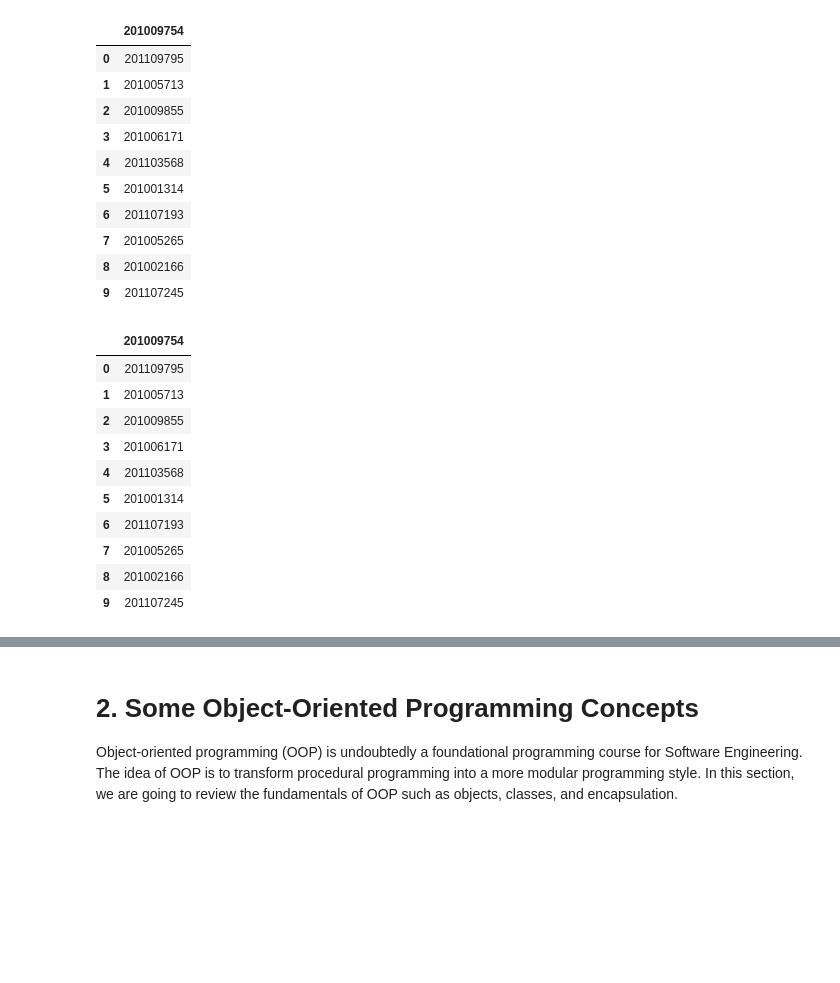
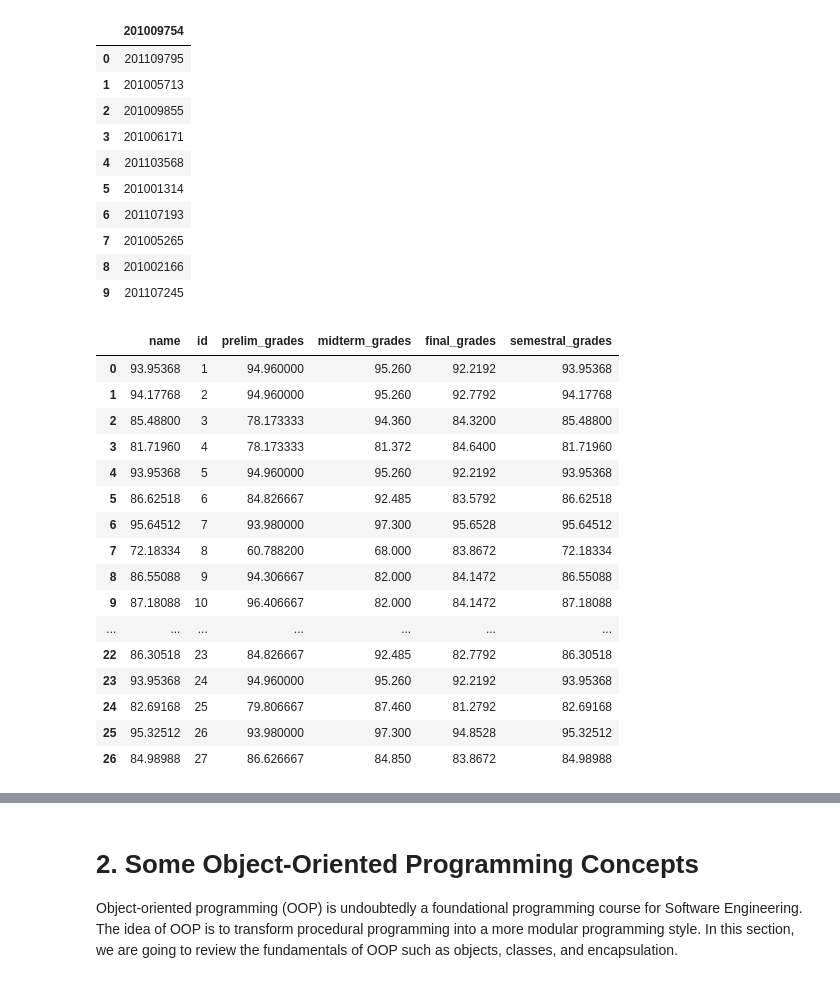
Before and after one commit to maryadriennerdrgz/CpE-AIML, a Jupyter notebook: 58090_Lab01_LakadMatatag.ipynb, the cells around one changed output, grey strips where cells are left out. Drawn from its saved outputs; the diff is of its cells as text; code cells hidden in the pictures; blank space fills up the shorter version.

```diff
--- a/58090_Lab01_LakadMatatag.ipynb
+++ b/58090_Lab01_LakadMatatag.ipynb
@@ -236,16 +231,3 @@ df_classgrades.head(10)
 | 7 | epsilon | 8 | 60.788200 | 68.000 | 83.8672 | 72.18334 |
 | 8 | foxtrot | 9 | 94.306667 | 82.000 | 84.1472 | 86.55088 |
 | 9 | gamma | 10 | 96.406667 | 82.000 | 84.1472 | 87.18088 |
-# %%
-import pandas as pd
-classdata = {
-    "Last Name": ["Reiter", "Miller", "Ballin","Trotter","Rios","Wheeler","White","Flanagan","Grubb","Harrell"],
-    "First Name": ["April", "Emory", "David","Alice","Virginia","Thomas","James","Nicolas","Mary","Velda"],
-    "prelim_grades": ["94.96", "94.96", "78.33", "78.17", "94.96", "84.67", "84.87", "60.72", "94.66", "96.47"],
-    "midterm_grades": ["95.26", "95.26", "94.36", "81.37", "95.26", "92.45", "97.31", "68.87", "82.43", "82.51"],
-    "final_grades": ["92.2192", "92.7792", "84.3231", "84.6421", "92.2192", "83.5792", "95.6528", "83.8672", "84.1472", "84.1472"]
-}
-
-#2. Create a DataFrame
-df = pd.DataFrame(classdata)
-df
@@ -270,14 +233,0 @@ def get_grades(grades):
-# %%
-
-### CODE HERE ###
-#1. Create a function named get_grades()
-def get_grades(sem):
-  class_grades = 0
-  for grade in sem:
-    class_grades += grade
-  class_avg = class_grades/len(sem)
-  return class_avg
-
-df['Semestral Grade'] = df['Prelim Grades'] * 0.3 + df['Midterm Grades']* 0.3 + df['Final Grade']*0.4
- classgrade = pd.DataFrame(df)
- classgrade
@@ -582,18 +530,3 @@ df_updatedclass.head(10)
 | 7 | 201005265 |
 | 8 | 201002166 |
 | 9 | 201107245 |
-# %%
-df_updatedclass = df_updatedclass.fillna(0)
-df_updatedclass.head(10)
-# %% [output]
-|  | 201009754 |
-| 0 | 201109795 |
-| 1 | 201005713 |
-| 2 | 201009855 |
-| 3 | 201006171 |
-| 4 | 201103568 |
-| 5 | 201001314 |
-| 6 | 201107193 |
-| 7 | 201005265 |
-| 8 | 201002166 |
-| 9 | 201107245 |
@@ -608,5 +533,7 @@ get_similar_students(classlists_df)
 # %%
-def get_grades_optimized(df_updatedclass):
+## Task 3
+
+def get_grades_optimized(df):
   prelim = df["prelim_grades"]
   midterm = df["midterm_grades"]
   finals = df["final_grades"]
@@ -618,0 +543,21 @@ df_updatedclass
+# %%
+get_grades_optimized(df_classgrades)
+df_classgrades
+# %% [output]
+|  | name | id | prelim_grades | midterm_grades | final_grades | semestral_grades |
+| 0 | 93.95368 | 1 | 94.960000 | 95.260 | 92.2192 | 93.95368 |
+| 1 | 94.17768 | 2 | 94.960000 | 95.260 | 92.7792 | 94.17768 |
+| 2 | 85.48800 | 3 | 78.173333 | 94.360 | 84.3200 | 85.48800 |
+| 3 | 81.71960 | 4 | 78.173333 | 81.372 | 84.6400 | 81.71960 |
+| 4 | 93.95368 | 5 | 94.960000 | 95.260 | 92.2192 | 93.95368 |
+| 5 | 86.62518 | 6 | 84.826667 | 92.485 | 83.5792 | 86.62518 |
+| 6 | 95.64512 | 7 | 93.980000 | 97.300 | 95.6528 | 95.64512 |
+| 7 | 72.18334 | 8 | 60.788200 | 68.000 | 83.8672 | 72.18334 |
+| 8 | 86.55088 | 9 | 94.306667 | 82.000 | 84.1472 | 86.55088 |
+| 9 | 87.18088 | 10 | 96.406667 | 82.000 | 84.1472 | 87.18088 |
+| ... | ... | ... | ... | ... | ... | ... |
+| 22 | 86.30518 | 23 | 84.826667 | 92.485 | 82.7792 | 86.30518 |
+| 23 | 93.95368 | 24 | 94.960000 | 95.260 | 92.2192 | 93.95368 |
+| 24 | 82.69168 | 25 | 79.806667 | 87.460 | 81.2792 | 82.69168 |
+| 25 | 95.32512 | 26 | 93.980000 | 97.300 | 94.8528 | 95.32512 |
+| 26 | 84.98988 | 27 | 86.626667 | 84.850 | 83.8672 | 84.98988 |
```
Also changed, not shown: parts of 20 cells of this notebook.
